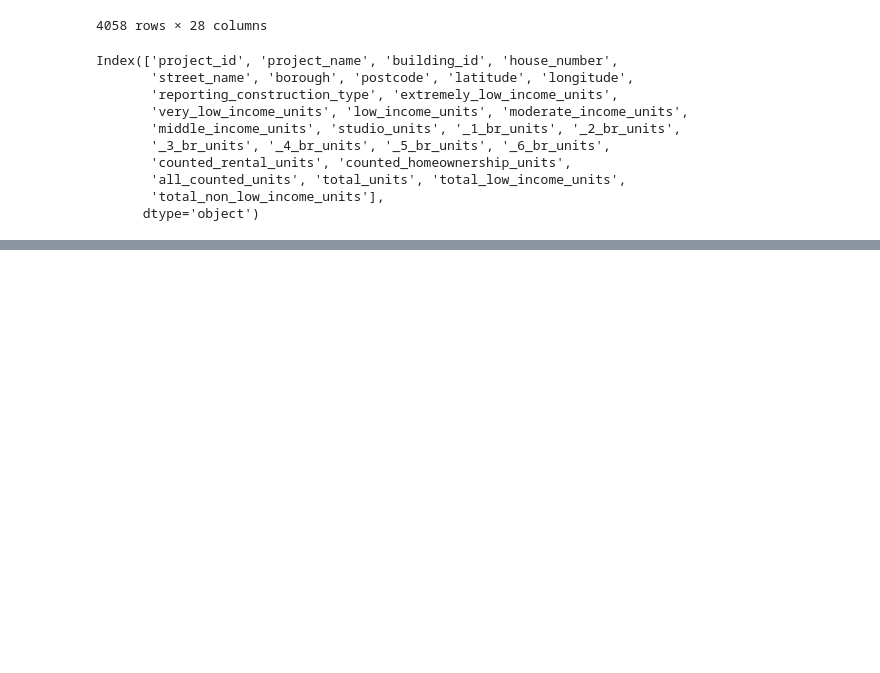
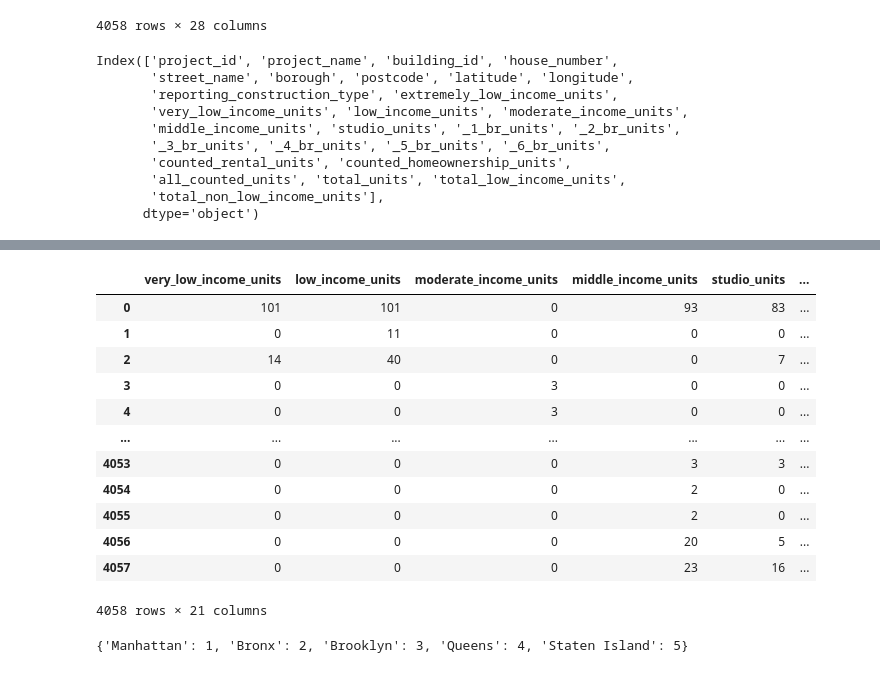
Before and after one commit to soniatavarez/nyc_affordable_housing, a Jupyter notebook: scripts/load.ipynb, the cells around one changed output, grey strips where cells are left out. Saved outputs shown, nothing was run; the diff lists cells and outputs as text; code cells hidden in the pictures; blank space fills up the shorter version.

```diff
--- a/scripts/load.ipynb
+++ b/scripts/load.ipynb
@@ -79,0 +136,30 @@ Index(['project_id', 'project_name', 'building_id', 'house_number',
+# %%
+#creating fact table
+fact_table=df_ah[['very_low_income_units', 'low_income_units', 'moderate_income_units',
+       'middle_income_units', 'studio_units', '_1_br_units', '_2_br_units',
+       '_3_br_units', '_4_br_units', '_5_br_units', '_6_br_units',
+       'counted_rental_units', 'counted_homeownership_units',
+       'all_counted_units', 'total_units', 'total_low_income_units',
+       'total_non_low_income_units','project_id','building_id','borough']]
+fact_table['fact_id']=range(1, len(fact_table) + 1)
+fact_table
+# %% [output]
+|  | very_low_income_units | low_income_units | moderate_income_units | middle_income_units | studio_units | ... |
+| 0 | 101 | 101 | 0 | 93 | 83 | ... |
+| 1 | 0 | 11 | 0 | 0 | 0 | ... |
+| 2 | 14 | 40 | 0 | 0 | 7 | ... |
+| 3 | 0 | 0 | 3 | 0 | 0 | ... |
+| 4 | 0 | 0 | 3 | 0 | 0 | ... |
+| ... | ... | ... | ... | ... | ... | ... |
+| 4053 | 0 | 0 | 0 | 3 | 3 | ... |
+| 4054 | 0 | 0 | 0 | 2 | 0 | ... |
+| 4055 | 0 | 0 | 0 | 2 | 0 | ... |
+| 4056 | 0 | 0 | 0 | 20 | 5 | ... |
+| 4057 | 0 | 0 | 0 | 23 | 16 | ... |
+4058 rows × 21 columns
+# %%
+#mapping borough dimension to add borough id
+dict_borough=dict(zip(dim_borough['borough_name'],dim_borough['borough_id']))
+print(dict_borough)
+# %% [output]
+{'Manhattan': 1, 'Bronx': 2, 'Brooklyn': 3, 'Queens': 4, 'Staten Island': 5}
```
Also changed, not shown: parts of 10 cells of this notebook, 7 other files.
